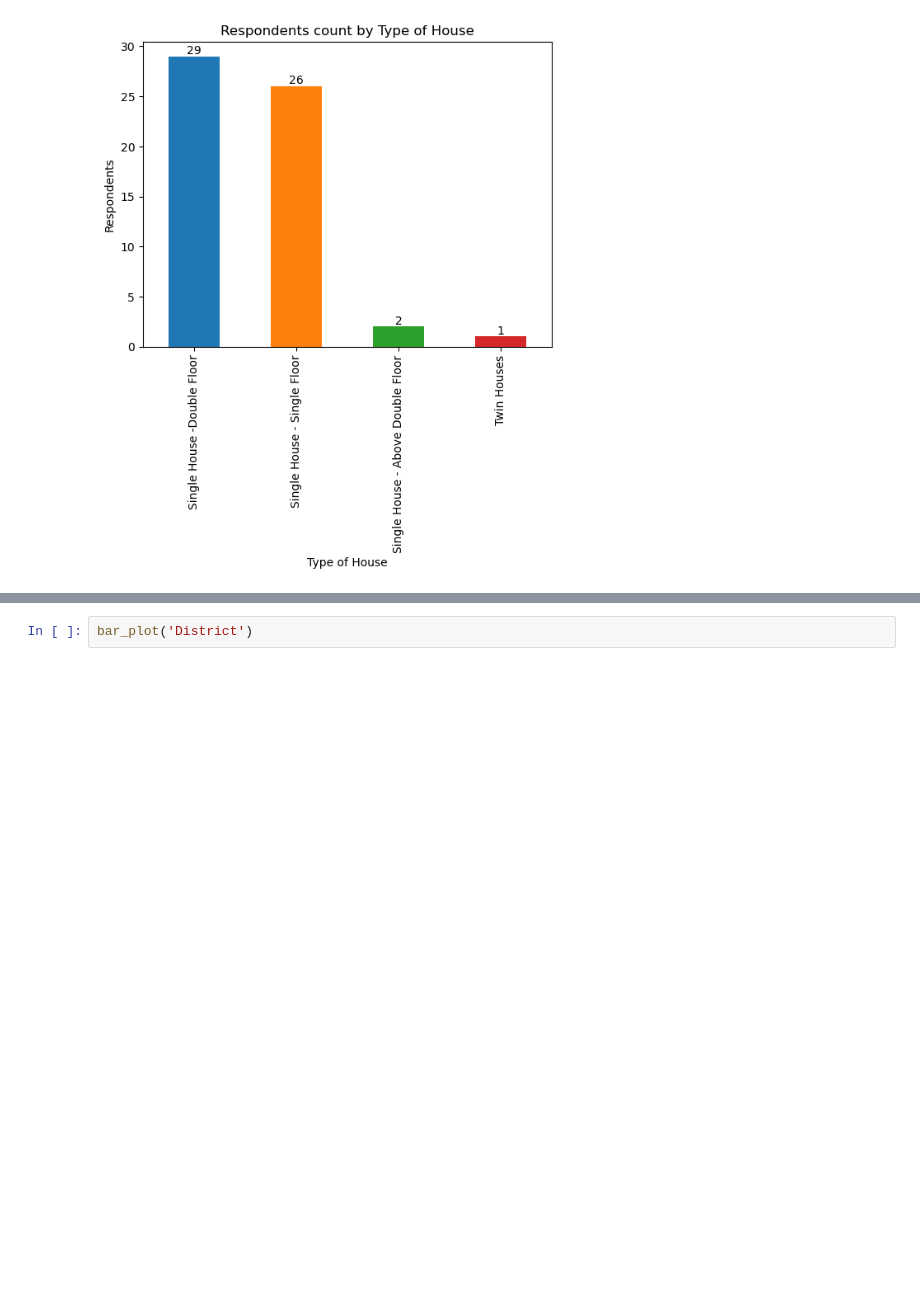
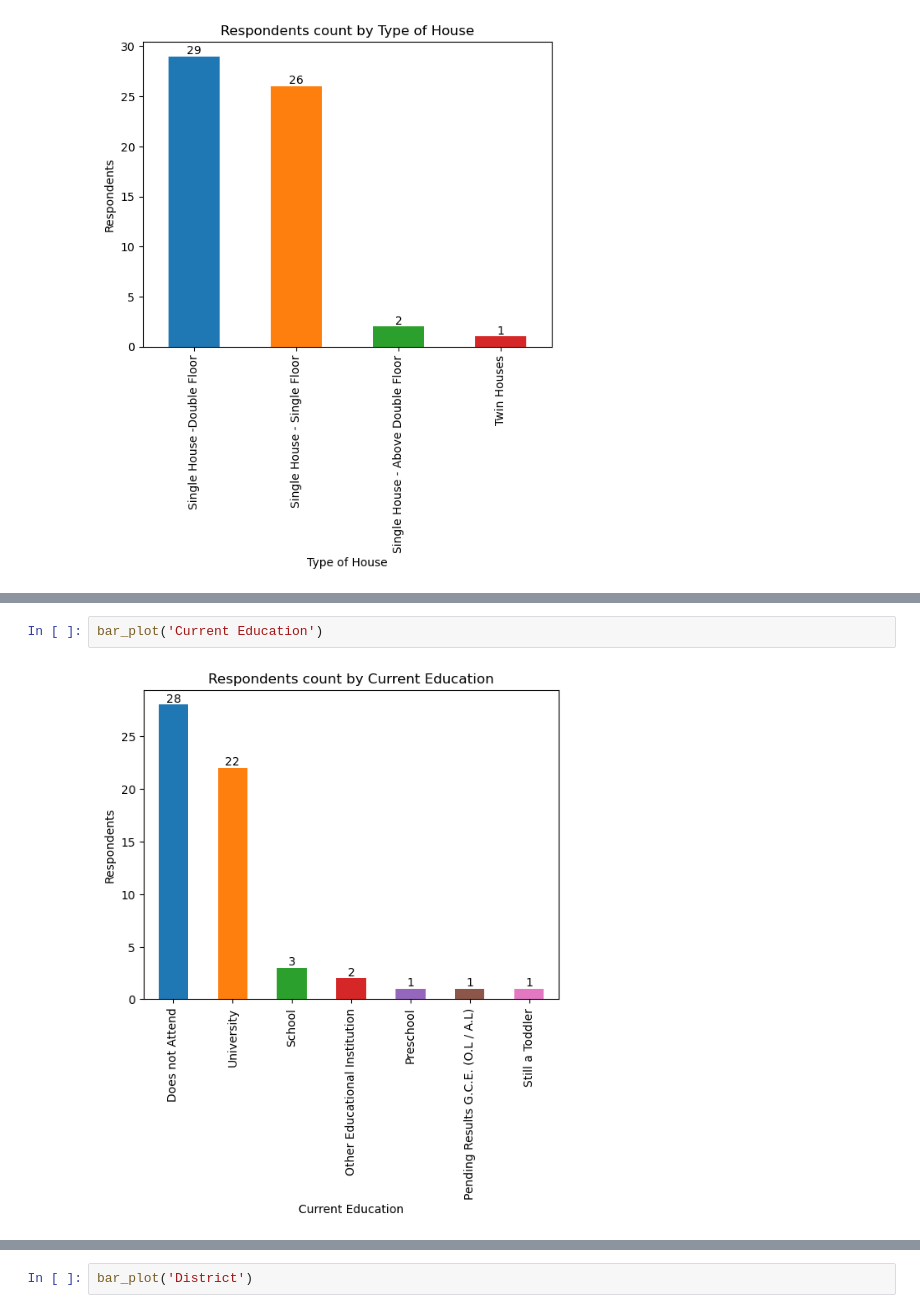
Before and after one commit to pcperera/energy-usage-sri-lanka, a Jupyter notebook: descriptive.ipynb, the cells around one changed output, grey strips where cells are left out. Saved outputs shown, nothing was run; the diff lists cells and outputs as text; blank space fills up the shorter version.

```diff
--- a/descriptive.ipynb
+++ b/descriptive.ipynb
@@ -112,0 +146,4 @@ bar_plot('Number of Floors')
+# %%
+bar_plot('Current Education')
+# %% [output]
+[figure, added]
```
Also changed, not shown: parts of 31 cells of this notebook.
